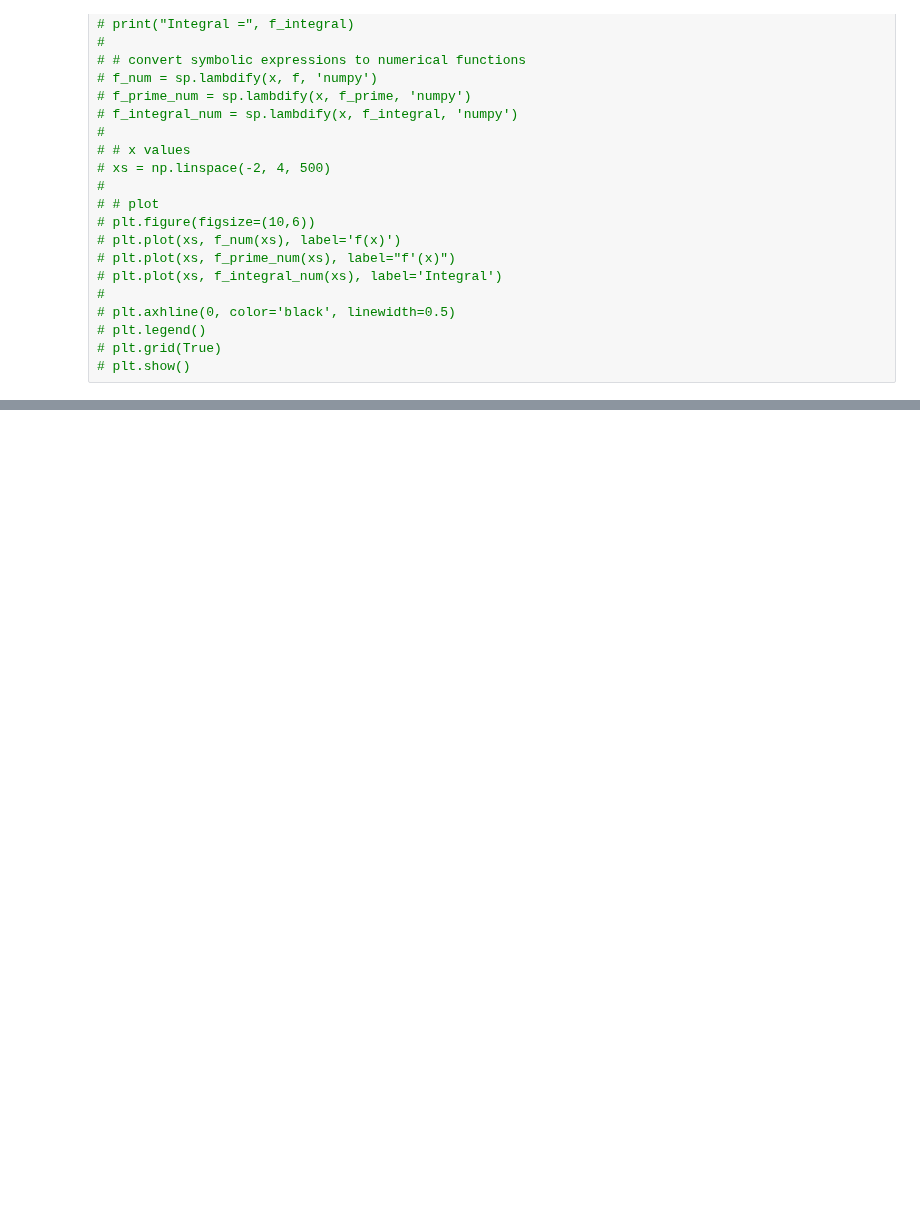
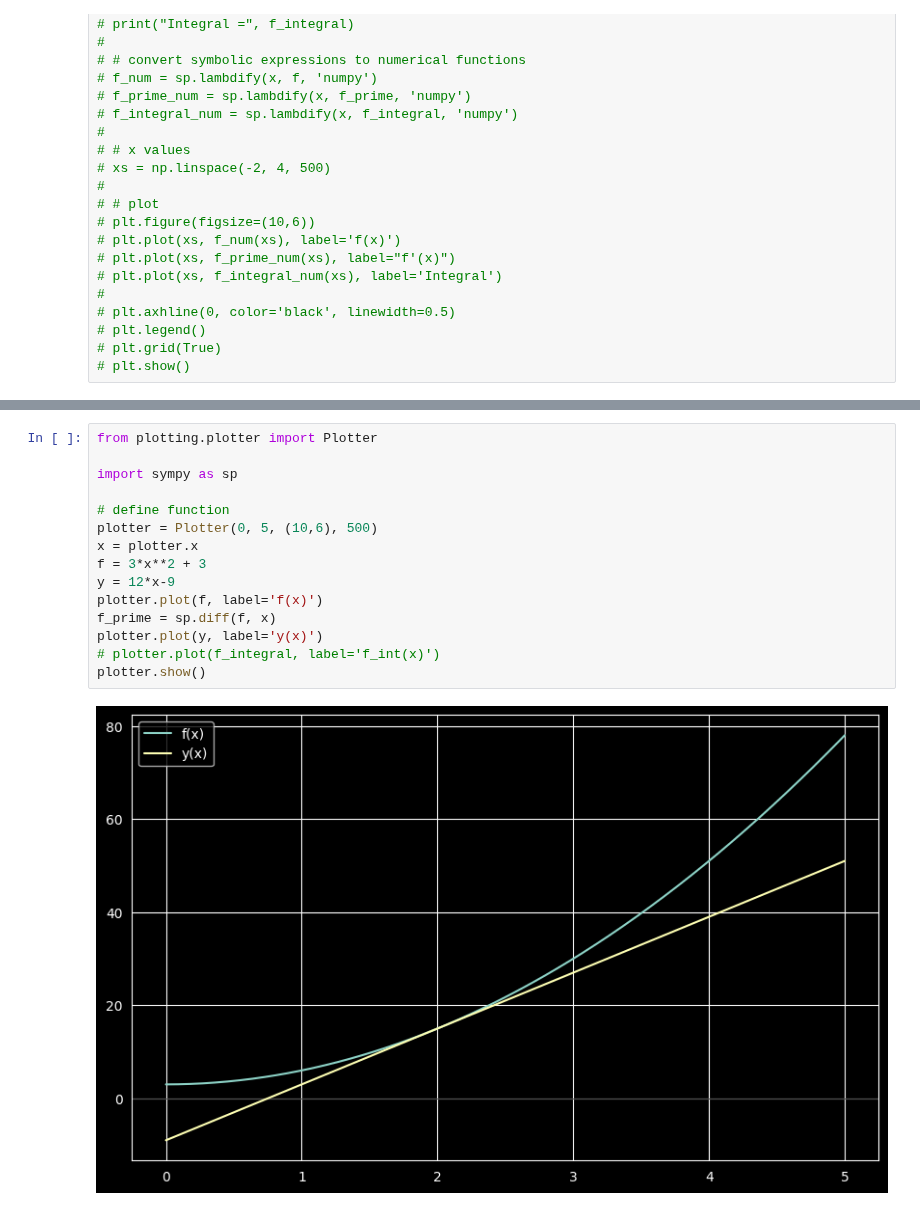
Before and after one commit to apedano/ai-doc, a Jupyter notebook: notebooks/calculus.ipynb, the cells around one changed output, grey strips where cells are left out. Saved outputs shown, nothing was run; the diff lists cells and outputs as text; blank space fills up the shorter version.

```diff
--- a/notebooks/calculus.ipynb
+++ b/notebooks/calculus.ipynb
@@ -71,3 +72,20 @@ plotter.plot(f_prime, label='f\'(x)')
 plotter.show()
 # %% [output]
 [figure]
+# %%
+from plotting.plotter import Plotter
+
+import sympy as sp
+
+# define function
+plotter = Plotter(0, 5, (10,6), 500)
+x = plotter.x
+f = 3*x**2 + 3
+y = 12*x-9
+plotter.plot(f, label='f(x)')
+f_prime = sp.diff(f, x)
+plotter.plot(y, label='y(x)')
+# plotter.plot(f_integral, label='f_int(x)')
+plotter.show()
+# %% [output]
+[figure, added]
```
Also changed, not shown: parts of 1 cell of this notebook, 8 other files.
